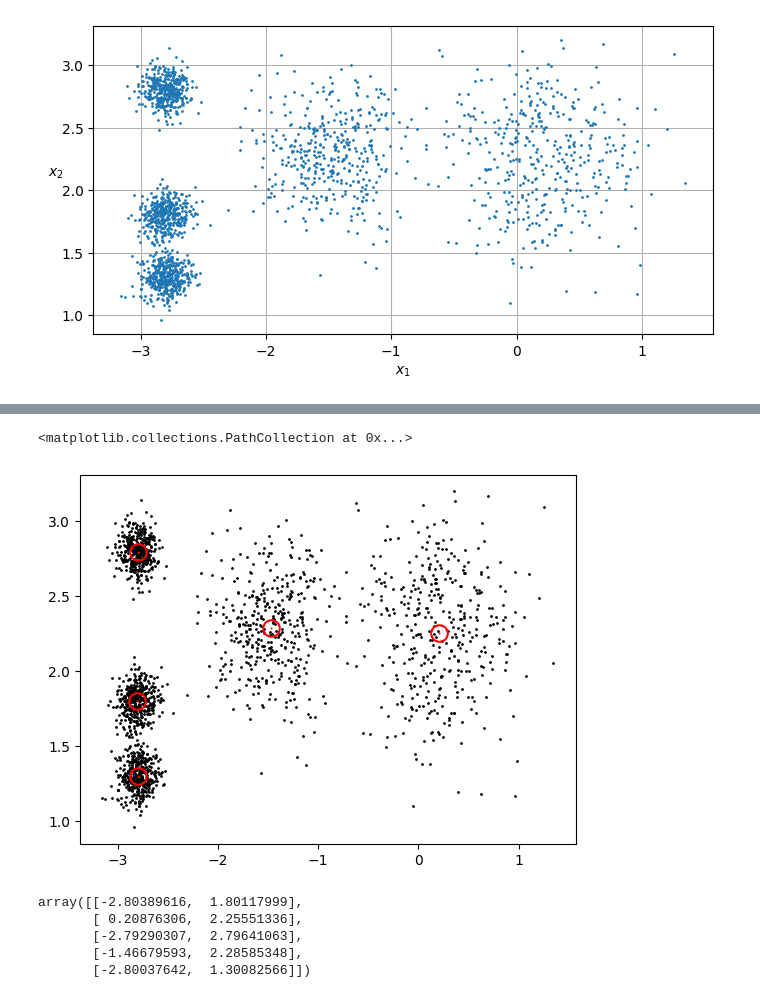
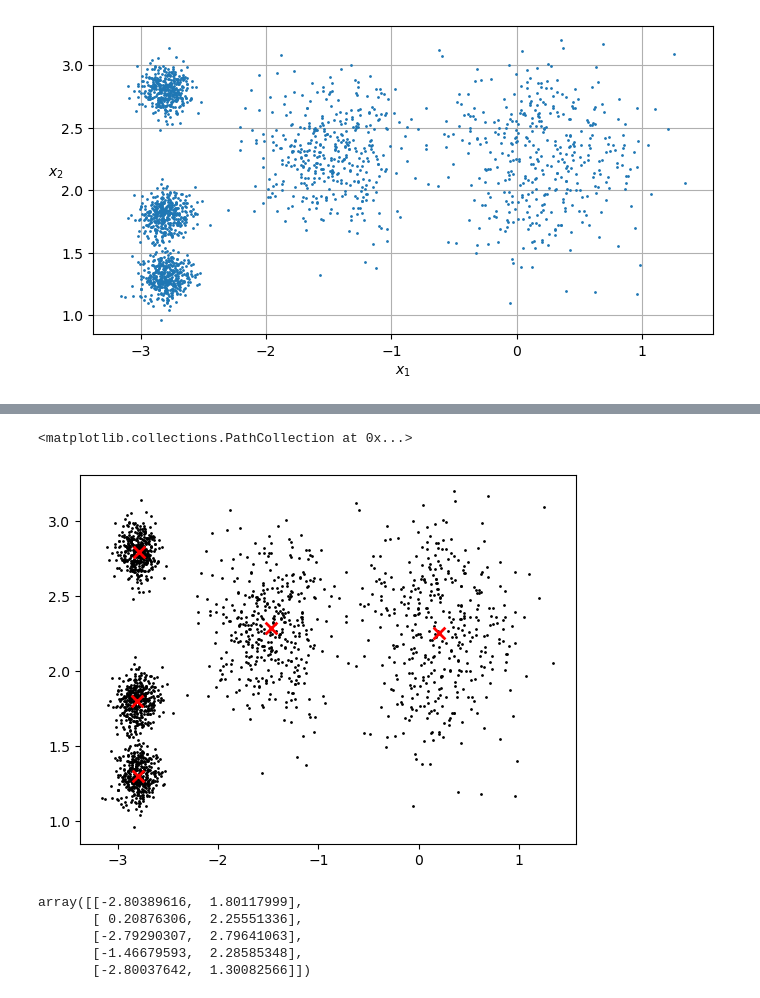
Before and after one commit to StephenSheng1101/DMprac, a Jupyter notebook: practical7/practical7_clustering.ipynb, the cells around one changed output, grey strips where cells are left out. Cells and saved outputs as stored; diff of their text form; code cells hidden in the pictures.

```diff
--- a/practical7/practical7_clustering.ipynb
+++ b/practical7/practical7_clustering.ipynb
@@ -85,13 +84,13 @@ array([4, 0, 1, ..., 2, 1, 0], dtype=int32)
 # %%
 centroids= kmeans.cluster_centers_
 
 plt.plot(X[:, 0], X[:, 1], 'k.', markersize=2)
 plt.scatter(centroids[:, 0], centroids[:, 1],
-            marker='o', s=2, linewidths=12,
+            marker='x', s=2, linewidths=12,
             color='r', zorder=11, alpha=1)
 # %% [output]
 <matplotlib.collections.PathCollection at 0x...>
-[figure, old version]
+[figure, new version]
 # %%
 kmeans.cluster_centers_
 # %% [output]
```
Also changed, not shown: parts of 12 cells of this notebook.
